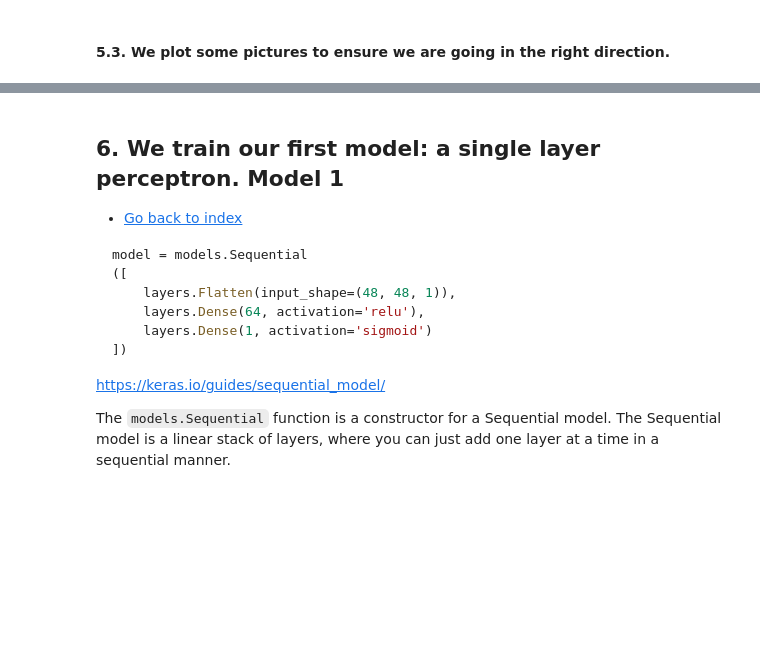
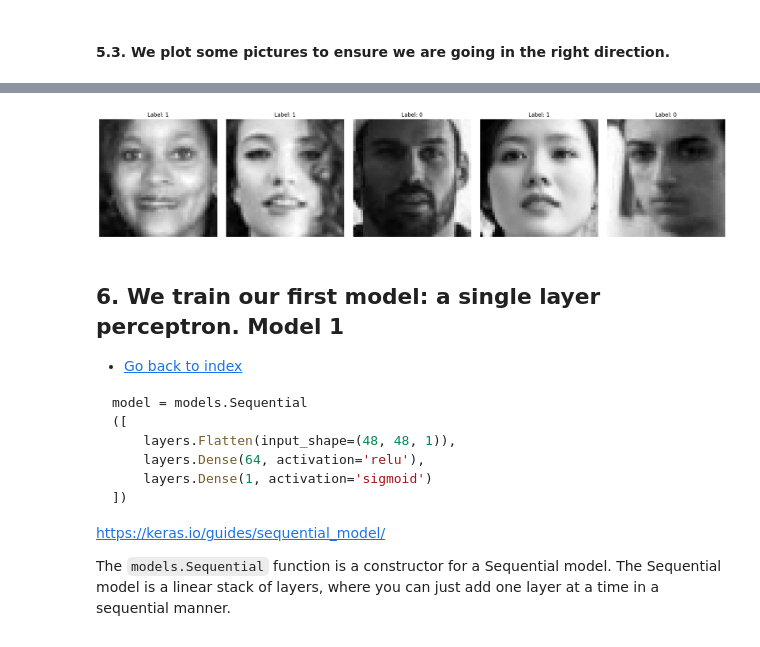
Before and after one commit to Fercv87/DL_Computer_Vision_Keras, a Jupyter notebook: 20240303_Neural_networks_Face_Recognition_v6_KERAS.ipynb, the cells around one changed output, grey strips where cells are left out. Saved outputs shown, nothing was run; the diff lists cells and outputs as text; code cells hidden in the pictures; blank space fills up the shorter version.

```diff
--- a/20240303_Neural_networks_Face_Recognition_v6_KERAS.ipynb
+++ b/20240303_Neural_networks_Face_Recognition_v6_KERAS.ipynb
@@ -680,7 +760,7 @@ class DataProcessor:
                 """
                 pixels = np.fromstring(pixel_string.decode('utf-8'), sep=' ', dtype=np.float32)
                 pixels = pixels.reshape(48, 48, 1)
-                pixels = (pixels - self.mean) / self.std
+                pixels = ((pixels/255) - self.mean) / self.std
                 return pixels, label
 
             pixels, label = tf.numpy_function(_preprocess, [pixel_string, label], [tf.float32, tf.int64])
@@ -778,3 +916,20 @@ plt.show()
+# %%
+# Adjust 'num_images' to display the desired number of images
+num_images = 5
+fig, axes = plt.subplots(1, num_images, figsize=(20, 4))
+
+for i, (images, labels) in enumerate(val_dataset_1.take(num_images)):
+    img_array = images[0].numpy().squeeze()  # Select the first image in the batch and remove singleton dimensions
+    ax = axes[i]
+    ax.imshow(img_array, cmap='gray')  # Display the image in grayscale
+    title = f"Label: {labels[0].numpy()}"  # Display the label for the first image
+    ax.set_title(title)  # Set the title with label information
+    ax.axis('off')  # Hide the axes
+
+plt.tight_layout()
+plt.show()
+# %% [output]
+[figure, added]
 # %% [markdown]
 ## 6. We train our first model: a single layer perceptron. Model 1 <a id="section6"></a>
 
```
Also changed, not shown: parts of 21 cells of this notebook, 1 other file.
